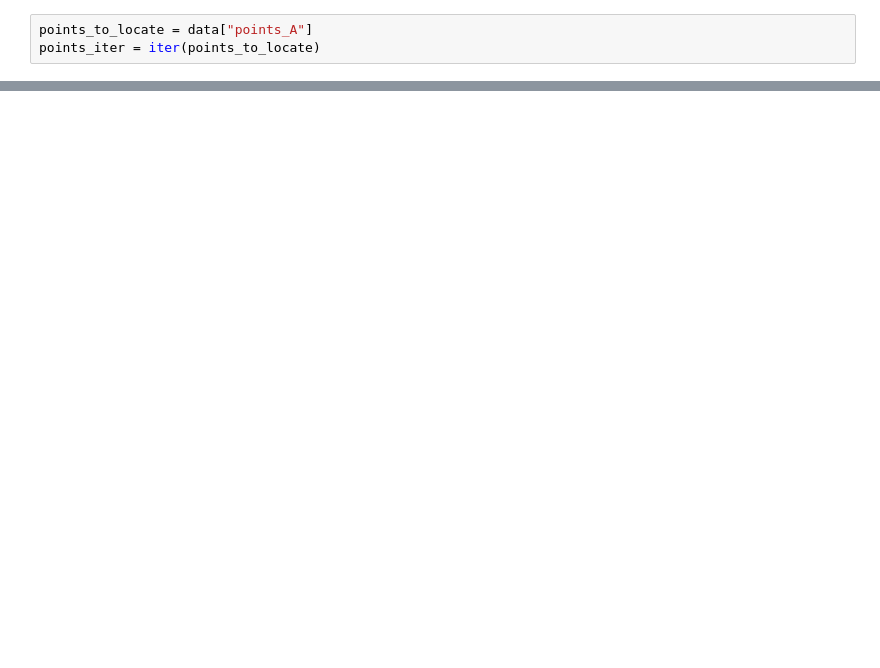
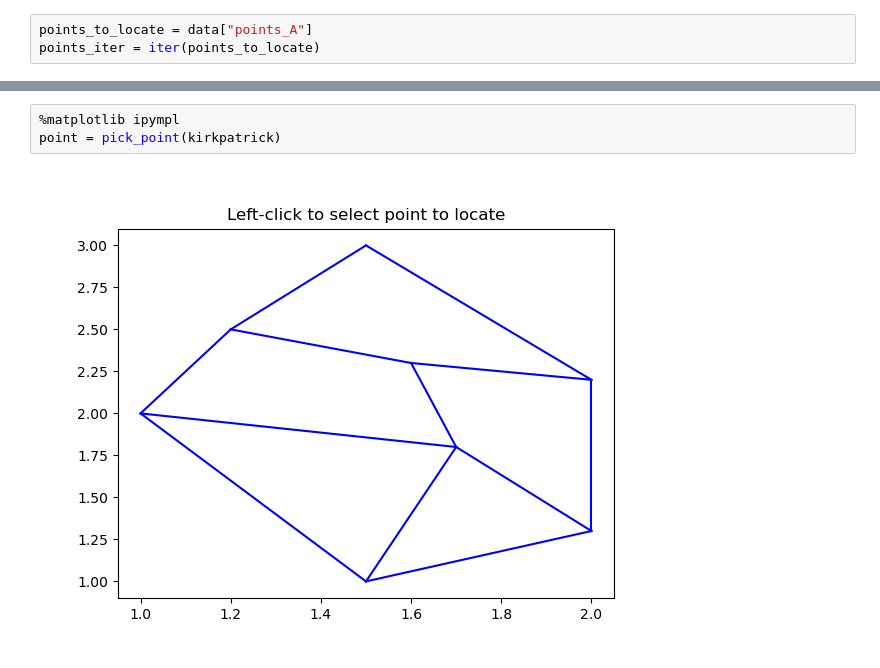
Before and after one commit to WSm-77/kirkpatrick_point_location, a Jupyter notebook: algorithm_showcase.ipynb, the cells around one changed output, grey strips where cells are left out. Cells and saved outputs as stored; diff of their text form; blank space fills up the shorter version.

Commit message:
Add pick_point() function for interactive point location

```diff
--- a/algorithm_showcase.ipynb
+++ b/algorithm_showcase.ipynb
@@ -58,0 +59,5 @@ kirkpatrick.visual_locate_point(next(points_iter))
+# %%
+%matplotlib ipympl
+point = pick_point(kirkpatrick)
+# %% [output]
+[figure, added]
```
Also changed, not shown: parts of 5 cells of this notebook, 1 other file.
